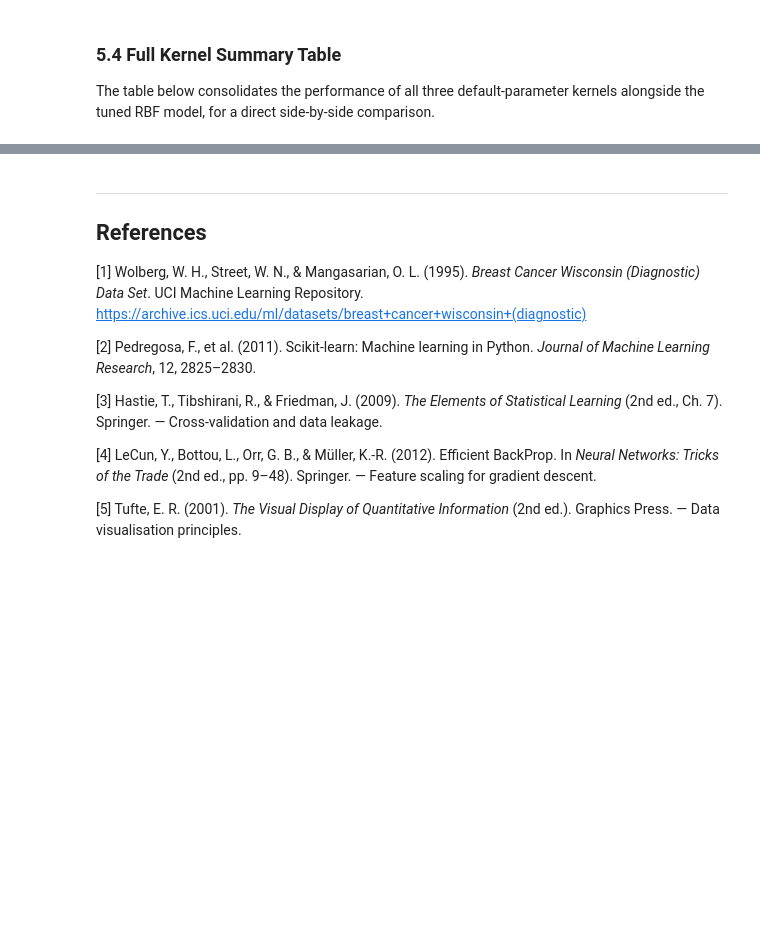
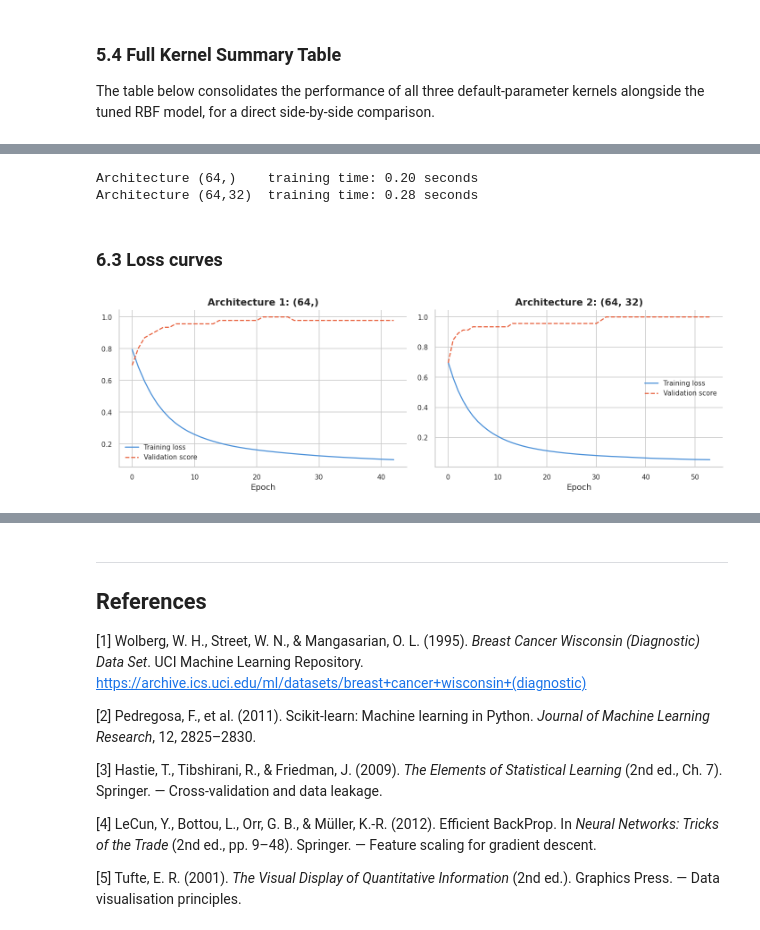
Before and after one commit to arriazuinigo/MACHINE_LEARNING, a Jupyter notebook: P2/jupyter_notebooks/Assignment2_ALL.ipynb, the cells around one changed output, grey strips where cells are left out. Drawn from its saved outputs; the diff is of its cells as text; code cells hidden in the pictures; blank space fills up the shorter version.

```diff
--- a/P2/jupyter_notebooks/Assignment2_ALL.ipynb
+++ b/P2/jupyter_notebooks/Assignment2_ALL.ipynb
@@ -1555,0 +1668,26 @@ Full SVM summary (including tuned RBF):
+# %%
+#printing training times for further tasks
+print(f"Architecture (64,)    training time: {mlp1_time:.2f} seconds")
+print(f"Architecture (64,32)  training time: {mlp2_time:.2f} seconds")
+# %% [output]
+Architecture (64,)    training time: 0.20 seconds
+Architecture (64,32)  training time: 0.28 seconds
+# %% [markdown]
+### 6.3 Loss curves
+# %%
+fig, axes = plt.subplots(1, 2, figsize=(12, 4))
+
+for ax, mlp, title in zip(axes,
+                           [mlp_1, mlp_2],
+                           ['Architecture 1: (64,)', 'Architecture 2: (64, 32)']):
+    ax.plot(mlp.loss_curve_, label='Training loss')
+    ax.plot(mlp.validation_scores_, label='Validation score', linestyle='--')
+    ax.set_title(title)
+    ax.set_xlabel('Epoch')
+    ax.legend()
+    ax.grid(True)
+
+plt.tight_layout()
+plt.show()
+# %% [output]
+[figure, added]
```
Also changed, not shown: parts of 31 cells of this notebook, 25 other files.
